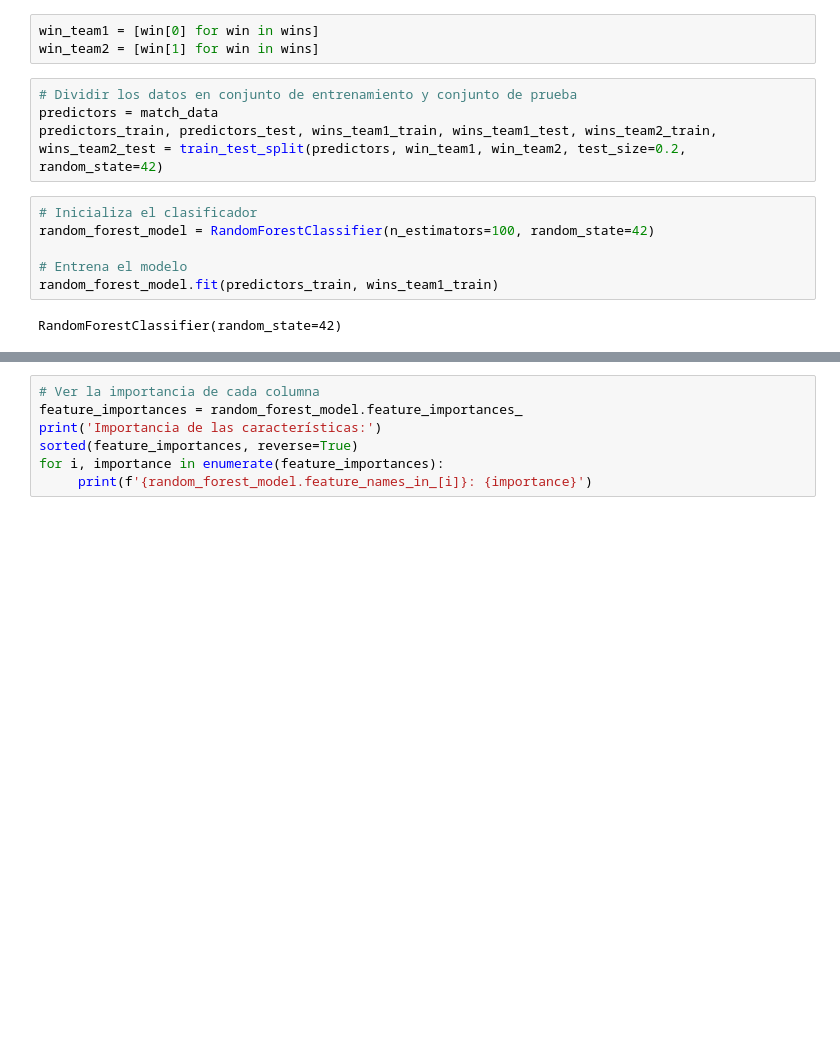
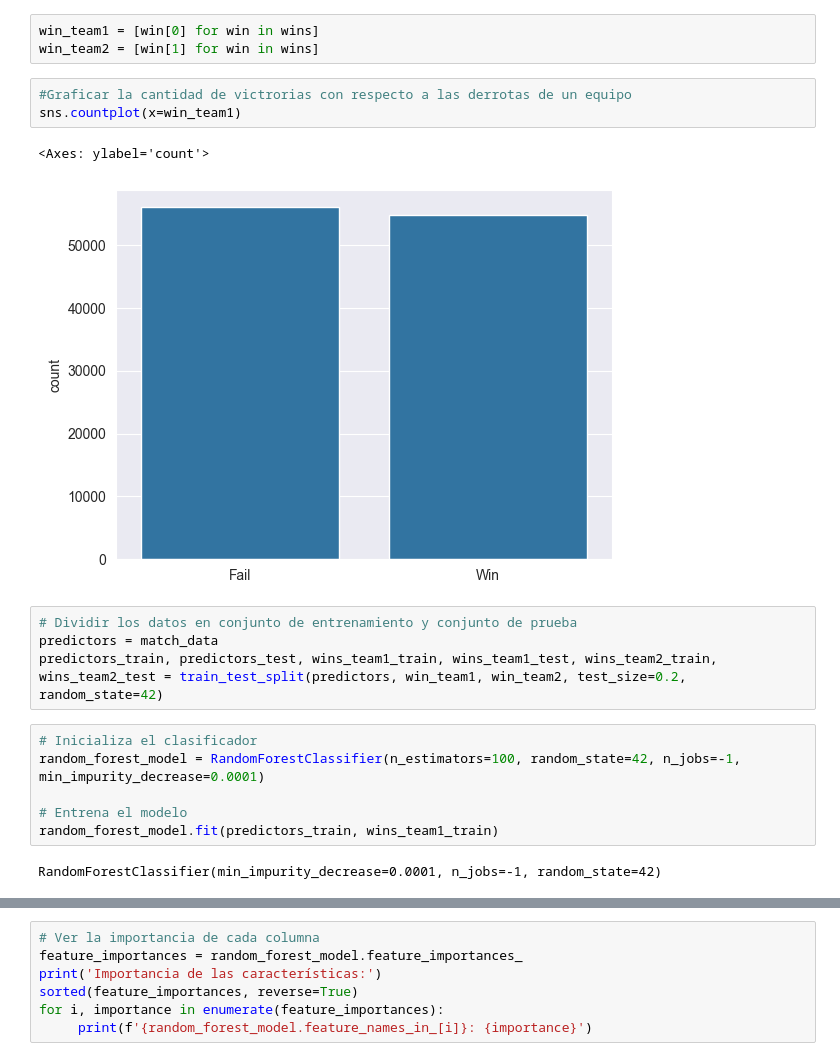
Before and after one commit to Gaviola/Proyecto_Final_IA, a Jupyter notebook: proyecto_final/code/randomForest.ipynb, the cells around one changed output, grey strips where cells are left out. Saved outputs shown, nothing was run; the diff lists cells and outputs as text; blank space fills up the shorter version.

```diff
--- a/proyecto_final/code/randomForest.ipynb
+++ b/proyecto_final/code/randomForest.ipynb
@@ -153,18 +156,24 @@ match_data.drop('gameId', axis=1, inplace=True)
 # %%
 win_team1 = [win[0] for win in wins]
 win_team2 = [win[1] for win in wins]
+# %%
+#Graficar la cantidad de victrorias con respecto a las derrotas de un equipo
+sns.countplot(x=win_team1)
+# %% [output]
+<Axes: ylabel='count'>
+[figure, added]
 # %%
 # Dividir los datos en conjunto de entrenamiento y conjunto de prueba
 predictors = match_data
 predictors_train, predictors_test, wins_team1_train, wins_team1_test, wins_team2_train, wins_team2_test = train_test_split(predictors, win_team1, win_team2, test_size=0.2, random_state=42)
 # %%
 # Inicializa el clasificador
-random_forest_model = RandomForestClassifier(n_estimators=100, random_state=42)
+random_forest_model = RandomForestClassifier(n_estimators=100, random_state=42, n_jobs=-1, min_impurity_decrease=0.0001)
 
 # Entrena el modelo
 random_forest_model.fit(predictors_train, wins_team1_train)
 # %% [output]
-RandomForestClassifier(random_state=42)
+RandomForestClassifier(min_impurity_decrease=0.0001, n_jobs=-1, random_state=42)
 # %%
 wins_pred = random_forest_model.predict(predictors_test)
 
```
Also changed, not shown: parts of 6 cells of this notebook, 5 other files.
